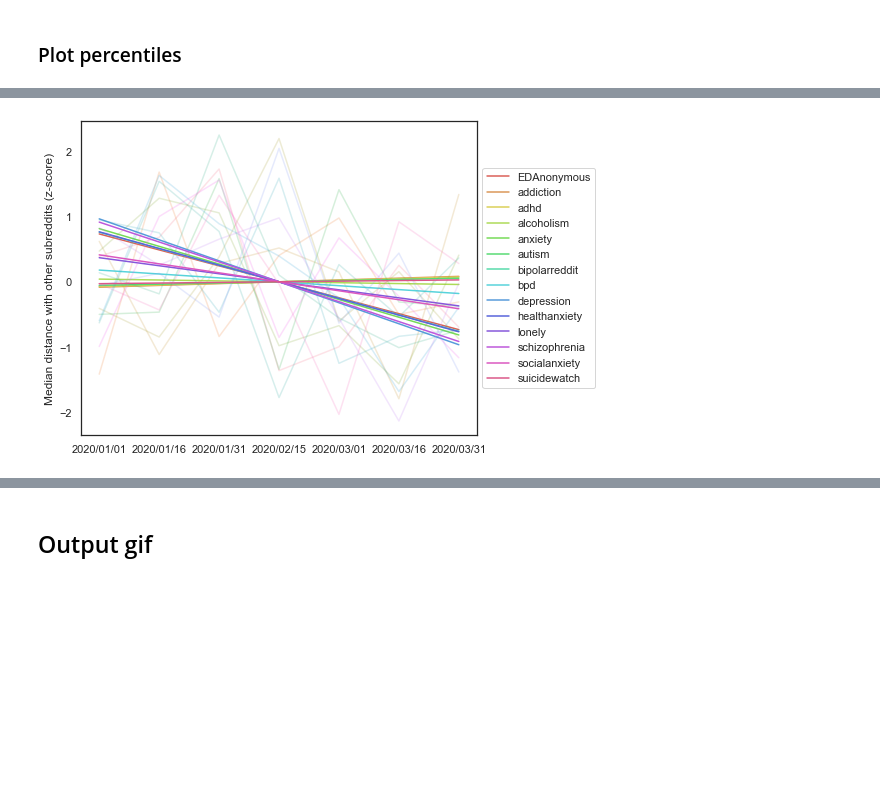
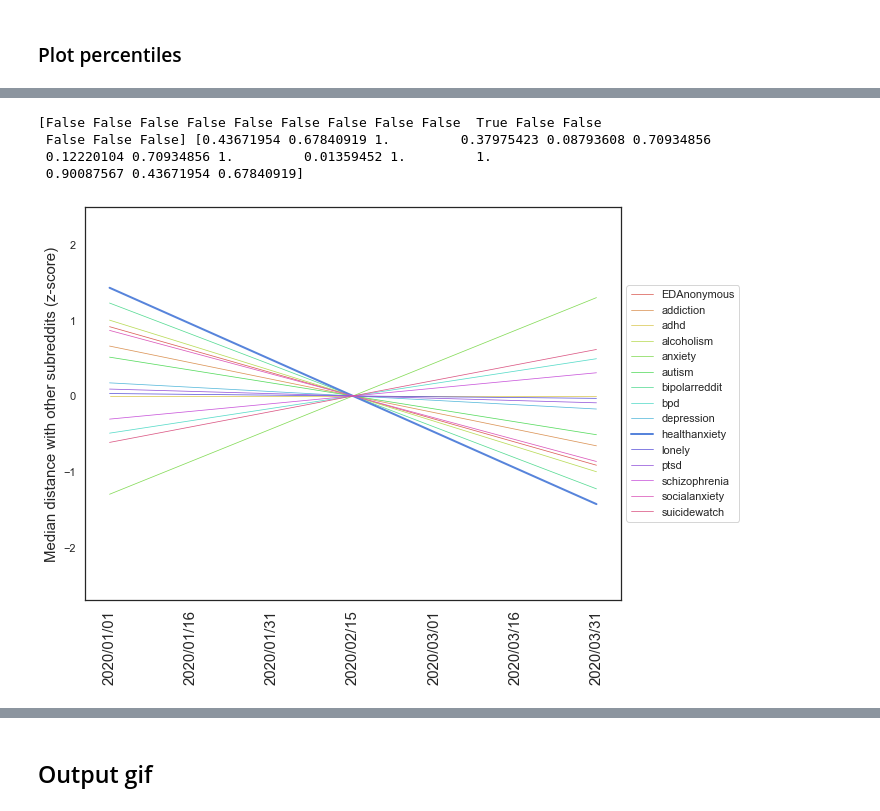
Before and after one commit to danielmlow/reddit, a Jupyter notebook: reddit_cluster.ipynb, the cells around one changed output, grey strips where cells are left out. Saved outputs shown, nothing was run; the diff lists cells and outputs as text; code cells hidden in the pictures; blank space fills up the shorter version.

Commit message:
cleaned y-axis on trend figures

```diff
--- a/reddit_cluster.ipynb
+++ b/reddit_cluster.ipynb
@@ -1221,8 +1144,9 @@ y = list(distribution_2019_healthanxiety)
 x = ['2019 baseline']*50
 
 for i in range(len(timesteps)):
-    date = timesteps[i].replace('2020/', '')
-    date_new = date.replace('/', '-')
+#     date = timesteps[i].replace('2020/', '')
+#     date_new = date.replace('/', '-')
+    date_new = timesteps[i]
 #     date_new = date+'-'+date[:3]+str(int(date[-2:])+15)
     x = x + [date_new]*50
     y = y + [distances_2020[i]]*50
@@ -1230,7 +1154,7 @@ for i in range(len(timesteps)):
 
 sns.boxplot(x=x,y=y, palette='husl')
 sns.despine()
-plt.xticks(rotation=70)
+plt.xticks(rotation=90)
 plt.xlabel('2020')
 plt.ylabel(f'Distance between {sr_example_a} and {sr_example_b}')
 
@@ -1251,6 +1175,6 @@ percentile_3D_by_subreddit.shape
 # %%
 # Set cutoff for masking
-percentile_non_outliers = (percentile_3D_by_subreddit < 90) & (percentile_3D_by_subreddit > 10)
+percentile_non_outliers = (percentile_3D_by_subreddit < 95) & (percentile_3D_by_subreddit > 5)
 # %%
 savefig = True
 
@@ -1269,8 +1193,8 @@ median_percentiles ={}
 
 for i, ax in enumerate(axes):
     print(i)
-    if i in [14,15]:
-        df = np.ones((14,7))
+    if i in [15]:
+        df = np.ones((len(subreddits),7))
         df = pd.DataFrame(df, columns=timesteps, index =subreddits)
         df.loc['Median'] = np.ones(7)
 
@@ -1339,8 +1263,8 @@ median_percentiles ={}
 
 for i, ax in enumerate(axes):
     print(i)
-    if i in [14,15]:
-        df = np.ones((14,7))
+    if i in [15]:
+        df = np.ones((len(subreddits),7))
         df = pd.DataFrame(df, columns=timesteps, index =subreddits)
         df.loc['Median'] = np.ones(7)
 
@@ -1388,29 +1385,58 @@ if savefig:
 # %%
 df = pd.DataFrame(median_percentiles)
 df['timesteps'] = timesteps
 
-
+from statsmodels.stats.multitest import multipletests
+from scipy.interpolate import make_interp_spline, BSpline
 
 # color = 'husl' #hls husl
 # palette = itertools.cycle(sns.color_palette(color, len(subreddits)))
-sns.set(style='white', rc={'figure.figsize':(8,5)}, font_scale =1, palette=sns.color_palette("husl", 14))
+sns.set(style='white', rc={'figure.figsize':(10,7)}, font_scale =1, palette=sns.color_palette("husl", 14))
+pvals = []
+fig, ax1 = plt.subplots()
 for sr in subreddits:
     x = np.array(df.timesteps)
     x_digits = np.array(range(len(x)))
     y = np.array(df[sr])
     y = zscore(y)
     slope, intercept, r_value, p_value, std_err = stats.linregress(x_digits, y)
-    print(sr,p_value)
-    sns.lineplot(x, x_digits*slope + intercept, label = sr, color=next(palette))
-    sns.lineplot(x, y,alpha=0.2)
-#     sns.lineplot(x = 'timesteps', y=sr, data = df, label=sr)
+    pvals.append(p_value)
+
+    if sr == 'healthanxiety':
+        alpha = 1
+        linewidth = 2
+    else:
+        alpha = 1
+        linewidth = 0.75
+    xnew = np.linspace(np.min(x_digits), np.max(x_digits), 300)
+    spl = make_interp_spline(x_digits, y, k=3)  # type: BSpline
+    power_smooth = spl(xnew)
+    color_i = next(palette)
+#     ax1.plot(xnew,power_smooth, label=sr, alpha=alpha, linewidth=linewidth, color=color_i)
+    ax1.plot(x, x_digits*slope + intercept, alpha=alpha, linewidth=linewidth,label = sr, color=color_i)
+
+ax1.set_xticks(ticks=x_digits)
+ax1.set_xticklabels(x, rotation=90, fontsize=15)
+plt.ylim((-2.7,2.5))
+
+
 plt.legend(loc='center left', bbox_to_anchor=(1, 0.5))
-plt.ylabel('Median distance with other subreddits (z-score)')
-plt.xticks(rotation=70)
+plt.ylabel('Median distance with other subreddits (z-score)', fontsize=15)
+plt.xticks(rotation=90)
 plt.tight_layout()
-plt.savefig(output_dir+'median_percentile_distance', dpi=300)
+
+
+from statsmodels.stats.multitest import multipletests
+reject, pvals_corrected, alpha_sidak, alpha_bonferroni = multipletests(pvals, alpha=0.05, method='fdr_bh', is_sorted=False, returnsorted=False)
+print(reject, pvals_corrected)
+
+plt.savefig(output_dir+'median_percentile_distance_lines', dpi=400)
 # %% [output]
+[False False False False False False False False False  True False False
+ False False False] [0.43671954 0.67840919 1.         0.37975423 0.08793608 0.70934856
+ 0.12220104 0.70934856 1.         0.01359452 1.         1.
+ 0.90087567 0.43671954 0.67840919]
-[figure, old version]
+[figure, new version]
 # %%
 # # Percentiles with regards to 2019
 # percentile_3D_by_timestep = []
```
Also changed, not shown: parts of 58 cells of this notebook.
